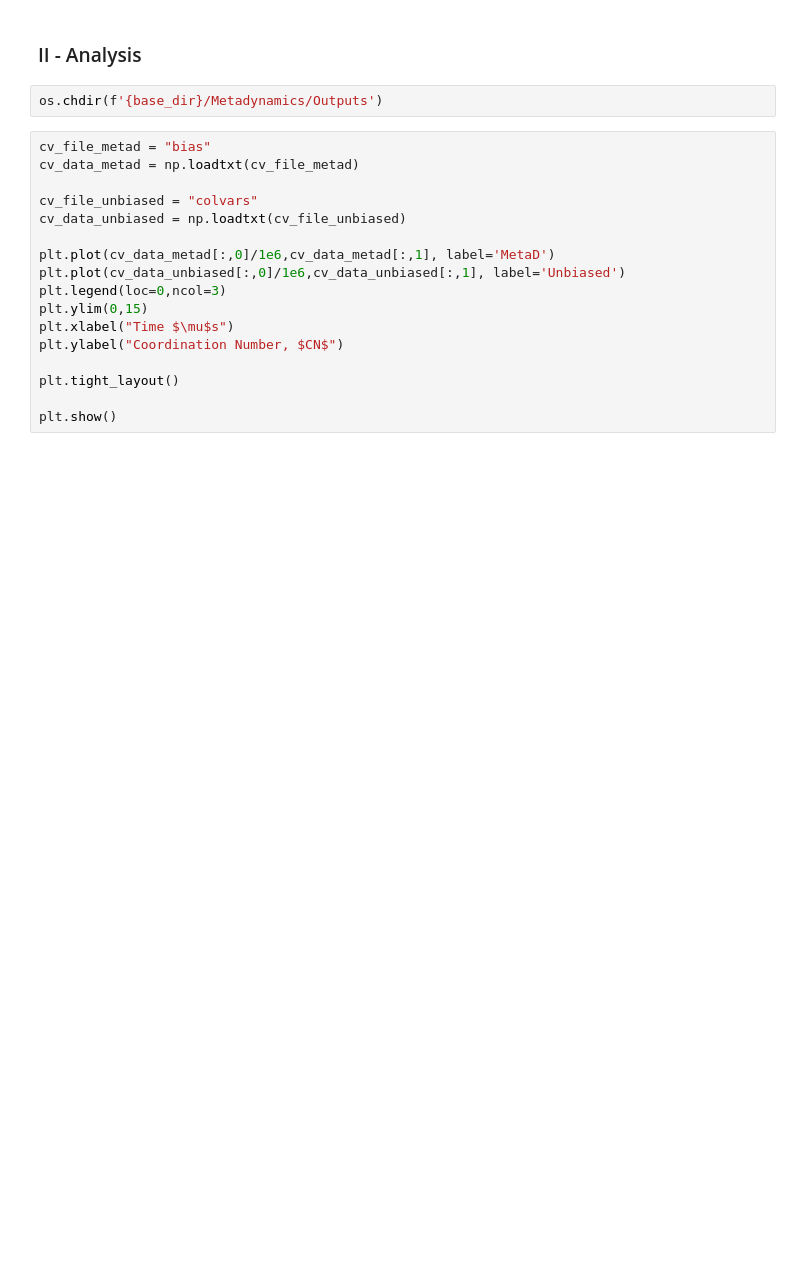
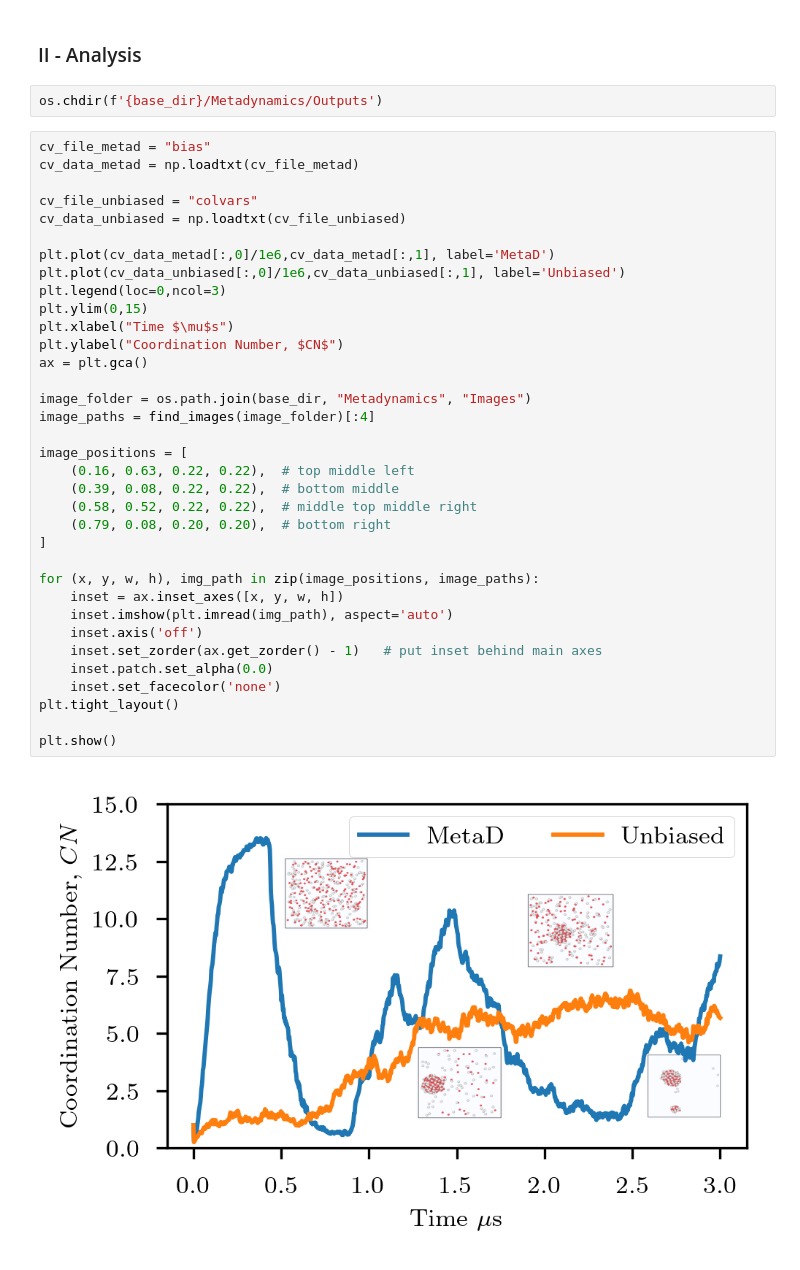
Before and after one commit to PhilippHoellmer/PACSim, a Jupyter notebook: cookbook/Tutorial.ipynb, the cells around one changed output. Cells and saved outputs as stored; diff of their text form; blank space fills up the shorter version.

```diff
--- a/cookbook/Tutorial.ipynb
+++ b/cookbook/Tutorial.ipynb
@@ -1232,17 +1275,37 @@ os.chdir(f'{base_dir}/Metadynamics/Outputs')
 # %%
 cv_file_metad = "bias"
 cv_data_metad = np.loadtxt(cv_file_metad)
 
 cv_file_unbiased = "colvars"
 cv_data_unbiased = np.loadtxt(cv_file_unbiased)
 
 plt.plot(cv_data_metad[:,0]/1e6,cv_data_metad[:,1], label='MetaD')
 plt.plot(cv_data_unbiased[:,0]/1e6,cv_data_unbiased[:,1], label='Unbiased')
 plt.legend(loc=0,ncol=3)
 plt.ylim(0,15)
 plt.xlabel("Time $\mu$s")
 plt.ylabel("Coordination Number, $CN$")
+ax = plt.gca()
 
+image_folder = os.path.join(base_dir, "Metadynamics", "Images")
+image_paths = find_images(image_folder)[:4]
+
+image_positions = [
+    (0.16, 0.63, 0.22, 0.22),  # top middle left
+    (0.39, 0.08, 0.22, 0.22),  # bottom middle
+    (0.58, 0.52, 0.22, 0.22),  # middle top middle right
+    (0.79, 0.08, 0.20, 0.20),  # bottom right
+]
+
+for (x, y, w, h), img_path in zip(image_positions, image_paths):
+    inset = ax.inset_axes([x, y, w, h])
+    inset.imshow(plt.imread(img_path), aspect='auto')
+    inset.axis('off')
+    inset.set_zorder(ax.get_zorder() - 1)   # put inset behind main axes
+    inset.patch.set_alpha(0.0)
+    inset.set_facecolor('none')
 plt.tight_layout()
 
 plt.show()
+# %% [output]
+[figure, added]
```
Also changed, not shown: parts of 1 cell of this notebook, 5 other files.
